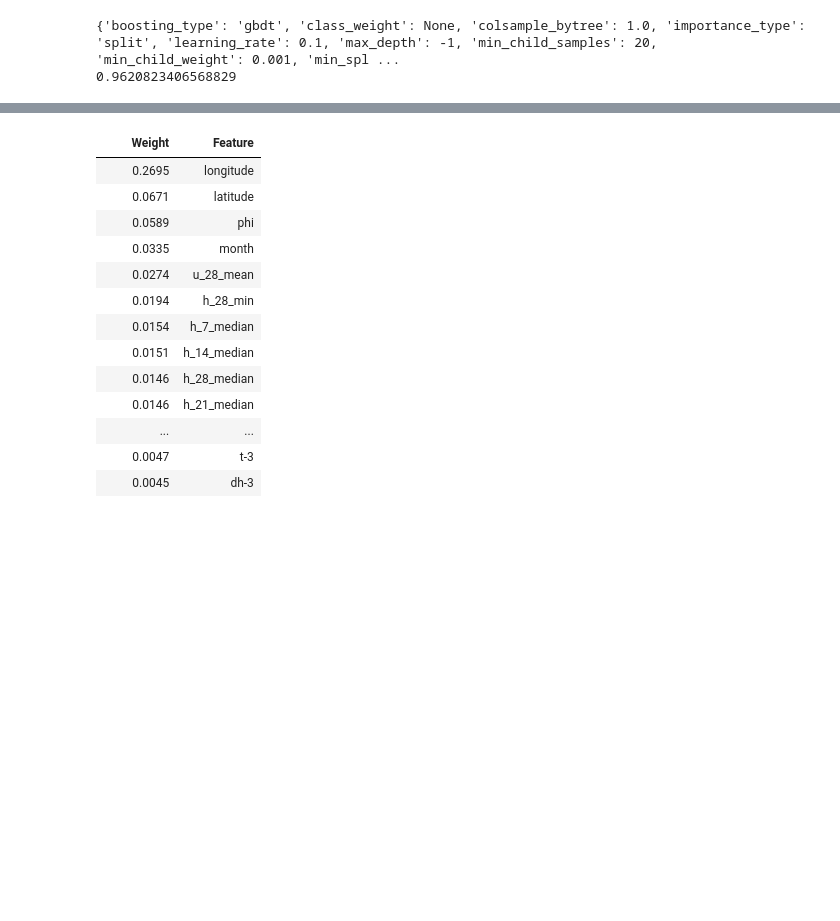
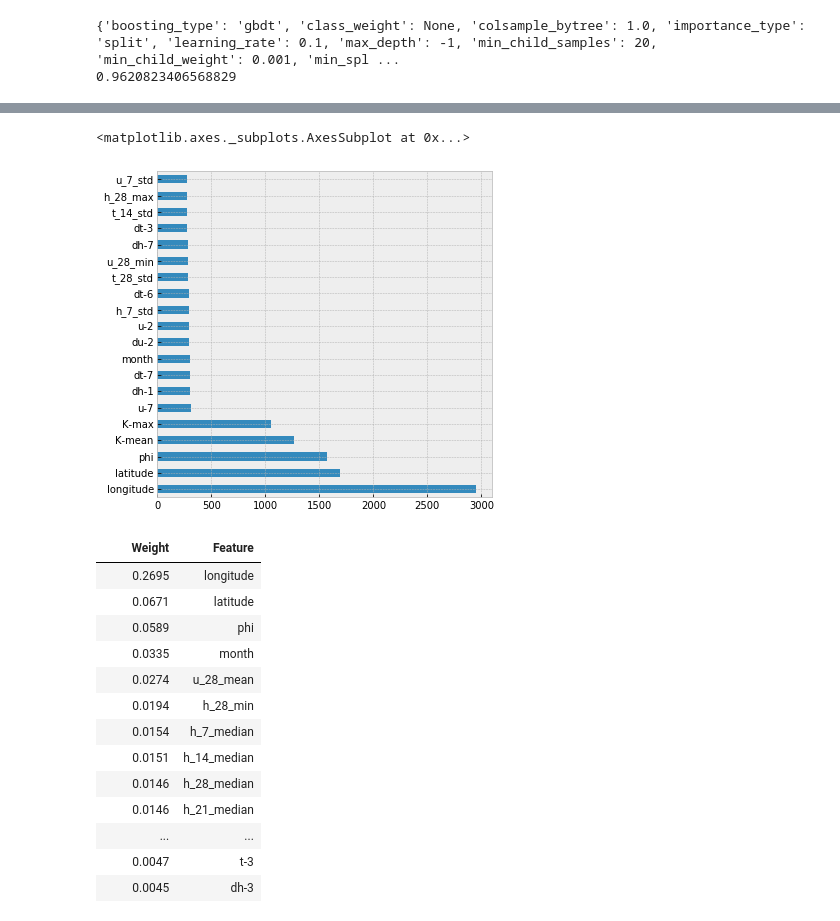
Before and after one commit to andygoosh/wildfire.sberbank.ai, a Jupyter notebook: workinprogress.ipynb, the cells around one changed output, grey strips where cells are left out. Drawn from its saved outputs; the diff is of its cells as text; code cells hidden in the pictures; blank space fills up the shorter version.

```diff
--- a/workinprogress.ipynb
+++ b/workinprogress.ipynb
@@ -176,6 +249,21 @@ def draw_confusion_matrix( gt, pred, model ):
   print(str)
 
   return auc
+# %%
+def add_neighbors(X):
+  neigh = skl.neighbors.NearestNeighbors(5, n_jobs=-1)
+  neigh.fit(X)
+
+  dists, _ = neigh.kneighbors(X, n_neighbors=5)
+  mean_dist = dists.mean(axis=1)
+  max_dist = dists.max(axis=1)
+  min_dist = dists.min(axis=1)
+
+  X['K-mean'] = mean_dist.reshape(-1, 1)
+  X['K-max'] = max_dist.reshape(-1, 1)
+  X['K-min'] = min_dist.reshape(-1, 1)
+
+  return X
 # %%
 def fit_estimate( X, y, model_generator, n_folds = 5 ):
 
@@ -188,6 +276,9 @@ def fit_estimate( X, y, model_generator, n_folds = 5 ):
     X_train, X_cv = X.iloc[train_idx], X.iloc[val_idx]
     y_train, y_cv = y.iloc[train_idx], y.iloc[val_idx]
 
+    X_train = add_neighbors(X_train)
+    X_cv = add_neighbors(X_cv)
+
     model = model_generator()
     model.fit(X_train, y_train)
 
@@ -516,10 +587,6 @@ cols = [col for col in X.columns if '-' not in col ]
 from lightgbm import LGBMClassifier
 
 X, y = prepare_data(one_hotted=False)
-
-#FTS = ['longitude', 'latitude', 'phi', 'month', 'h_14_median', 'h_7_median', 'u_28_mean', 'dt-7', 'h_28_min', 'h-1', 'temperature', 'du-2', 'h_21_max', 't-7', 'h_28_median', 't_28_min', 'u_28_min', 't_28_median', 'u_28_std', 't_21_std', 't-5', 'h_14_mean', 'h_28_max', 't_7_max', 't_28_std', 'du-7', 'u_28_median', 'dh-3', 'h-4', 't_14_std', 'dt-3', 'h_21_min', 'h_14_max', 'du-5', 'h_28_std', 't_21_max', 'dh-2', 'day', 't_14_max', 'u-7', 'dt-2', 'h_7_std', 'dt-4', 't_7_std', 't-1', 't_21_median', 'h_14_std', 'h-5', 'dt-1', 'u-1', 'h_7_max', 'u_21_max', 't-6', 'u-2', 'u_14_std', 't-2', 'dt-6', 'u_21_std', 'u-5', 'u_14_max', 'h-3', 'u_28_max', 'dh-7', 'h_7_mean', 'u_14_median', 'dh-1', 'u-3', 'h_21_mean', 'h_14_min', 't_14_min', 'u_7_min', 'dh-5', 'u_14_min', 'dh-6', 'uwind', 't_21_min', 'u_7_std', 't-4']
-cols = [col for col in X.columns if '-' not in col ]
-#X = X[cols]
 
 estimators = 100 #1000
 
@@ -545,7 +612,11 @@ params = {'boosting_type': 'gbdt',
  'subsample_freq': 0
  }
 
-scores, models = fit_estimate(X, y, lambda: LGBMClassifier(random_state=RS))
+params = {'random_state': RS,
+  'n_estimators': estimators,
+}
+
+scores, models = fit_estimate(X, y, lambda: LGBMClassifier(**params))
 lgbm = models[np.argmin(scores)]
 
 #.....LGBMClassifier CV mean score: 0.9077, std: 0.0058. old features
@@ -555,3 +715,9 @@ lgbm = models[np.argmin(scores)]
+# %%
+feat_importances = pd.Series(lgbm.feature_importances_, index=X.columns)
+feat_importances.nlargest(20).plot(kind='barh')
+# %% [output]
+<matplotlib.axes._subplots.AxesSubplot at 0x...>
+[figure, added]
 # %%
 eli5.show_weights(lgbm, top=50)
 # %% [output]
```
Also changed, not shown: parts of 15 cells of this notebook.
